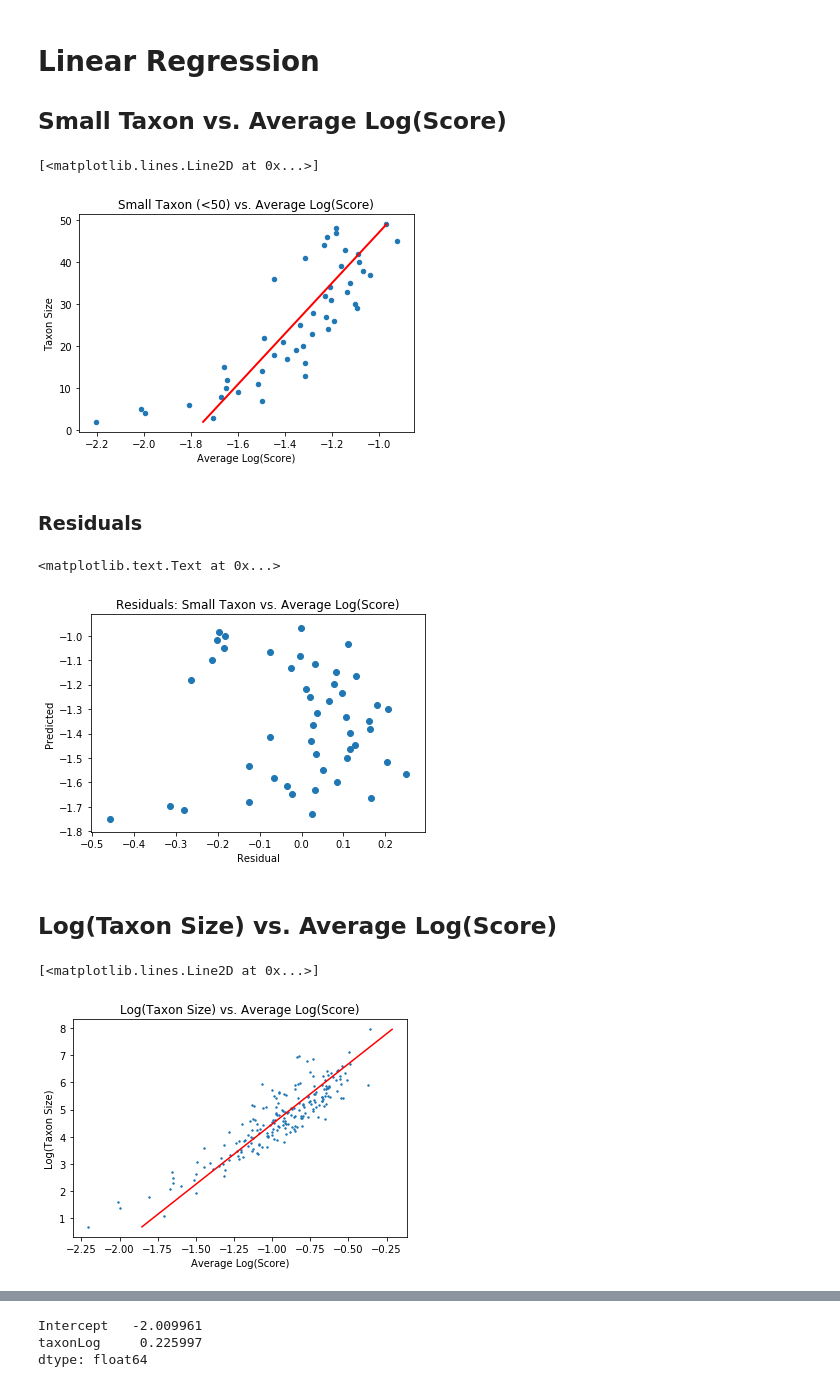
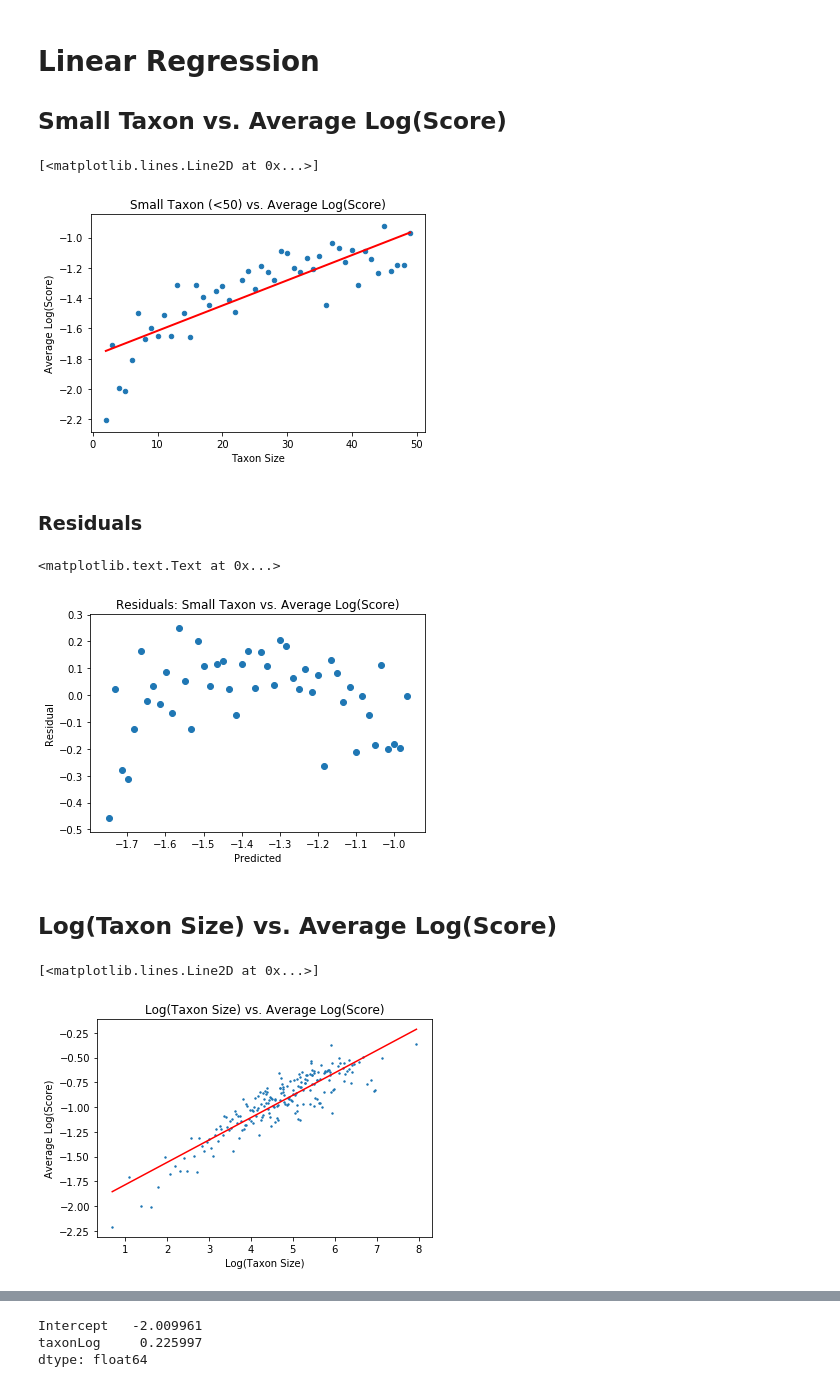
Before and after one commit to odumitr/Gene-and-Taxa-Analysis, a Jupyter notebook: src/linear_regression.ipynb, the cells around one changed output, grey strips where cells are left out. Saved outputs shown, nothing was run; the diff lists cells and outputs as text; code cells hidden in the pictures.

```diff
--- a/src/linear_regression.ipynb
+++ b/src/linear_regression.ipynb
@@ -234,14 +234,14 @@ resultsSmallTaxon = smf.ols(formula='avgScoresLog ~ taxon', data=smallTaxon).fit
 minMaxSmallTaxon = pd.DataFrame({'taxon': [smallTaxon.taxon.min(), smallTaxon.taxon.max()]})
 predsSmallTaxon = resultsSmallTaxon.predict(minMaxSmallTaxon)
 # %%
-smallTaxon.plot('avgScoresLog', 'taxon', kind='scatter', title='Small Taxon (<50) vs. Average Log(Score)')
-plt.ylabel('Taxon Size')
-plt.xlabel('Average Log(Score)')
+smallTaxon.plot('taxon', 'avgScoresLog', kind='scatter', title='Small Taxon (<50) vs. Average Log(Score)')
+plt.xlabel('Taxon Size')
+plt.ylabel('Average Log(Score)')
 
-plt.plot(predsSmallTaxon, minMaxSmallTaxon, c='red', linewidth=2)
+plt.plot(minMaxSmallTaxon, predsSmallTaxon, c='red', linewidth=2)
 # %% [output]
 [<matplotlib.lines.Line2D at 0x...>]
-[figure, old version]
+[figure, new version]
 # %% [markdown]
 ### Residuals
 # %%
@@ -255,13 +255,13 @@ for x in range(0, len(actualSmallTaxon)):
     residual = actualScore - predictedScore
     residualsSmallTaxon.append(residual)
 
-plt.scatter(np.array(residualsSmallTaxon), np.array(predictedSmallTaxon))
+plt.scatter(np.array(predictedSmallTaxon), np.array(residualsSmallTaxon))
 plt.title('Residuals: Small Taxon vs. Average Log(Score)')
-plt.ylabel('Predicted')
-plt.xlabel('Residual')
+plt.xlabel('Predicted')
+plt.ylabel('Residual')
 # %% [output]
 <matplotlib.text.Text at 0x...>
-[figure, old version]
+[figure, new version]
 # %% [markdown]
 ## Log(Taxon Size) vs. Average Log(Score)
 # %%
@@ -269,12 +269,12 @@ resultsTaxonLog = smf.ols(formula='avgScoresLog ~ taxonLog', data=taxonLogAndAvg
 minMaxTaxonLog = pd.DataFrame({'taxonLog': [taxonLogAndAvgScoresLog.taxonLog.min(), taxonLogAndAvgScoresLog.taxonLog.max()]})
 predsTaxonLog = resultsTaxonLog.predict(minMaxTaxonLog)
 # %%
-taxonLogAndAvgScoresLog.plot('avgScoresLog', 'taxonLog', s=2, kind='scatter', title='Log(Taxon Size) vs. Average Log(Score)')
-plt.ylabel('Log(Taxon Size)')
-plt.xlabel('Average Log(Score)')
+taxonLogAndAvgScoresLog.plot('taxonLog', 'avgScoresLog', s=2, kind='scatter', title='Log(Taxon Size) vs. Average Log(Score)')
+plt.xlabel('Log(Taxon Size)')
+plt.ylabel('Average Log(Score)')
 
-plt.plot(predsTaxonLog, minMaxTaxonLog, c='red', linewidth=1.5)
+plt.plot(minMaxTaxonLog, predsTaxonLog, c='red', linewidth=1.5)
 # %% [output]
 [<matplotlib.lines.Line2D at 0x...>]
-[figure, old version]
+[figure, new version]
 # %% [markdown]
```
Also changed, not shown: parts of 32 cells of this notebook.
